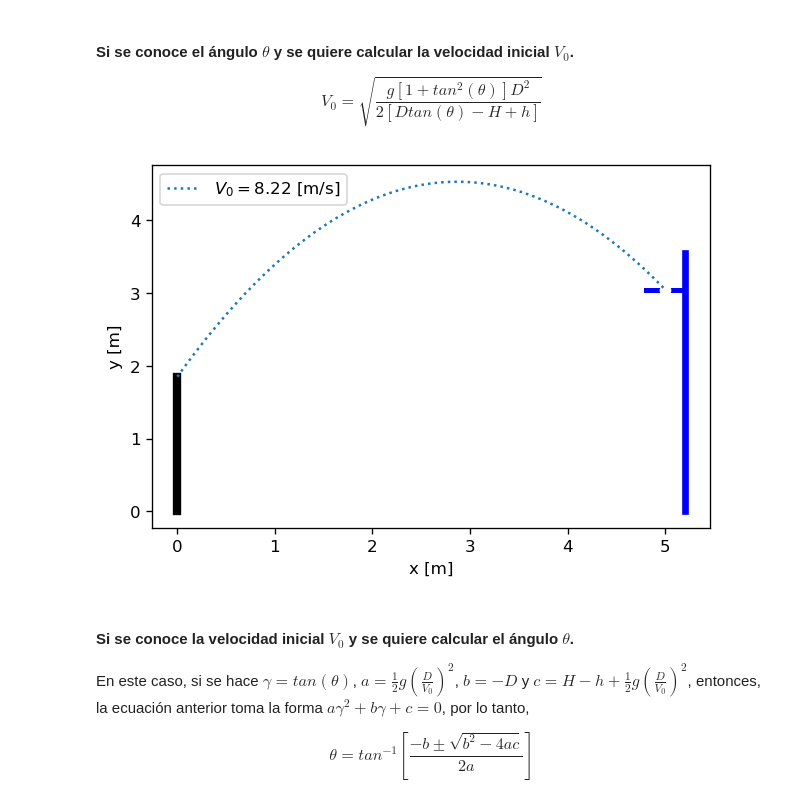
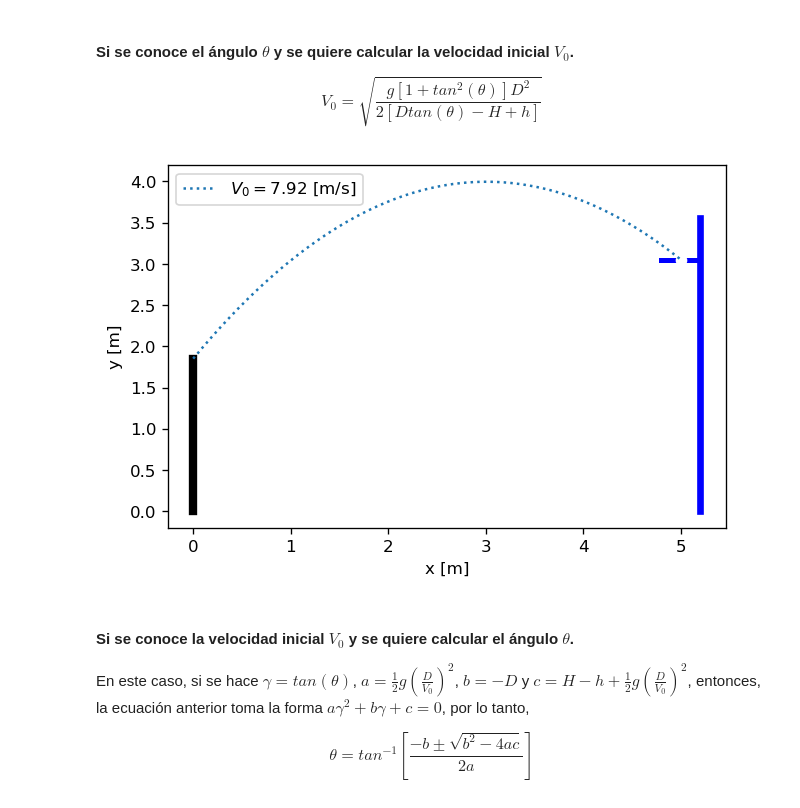
Before and after one commit to davidalejandromiranda/laboratorios-fisica, a Jupyter notebook: f3/i0_intro.ipynb, the cells around one changed output. Cells and saved outputs as stored; diff of their text form; code cells hidden in the pictures.

```diff
--- a/f3/i0_intro.ipynb
+++ b/f3/i0_intro.ipynb
@@ -33,7 +33,7 @@ import matplotlib.pyplot as plt # Módulo para graficar
 h  =  1.85 # m
 H  =  3.05 # m
 D  =  5.00 # m
-theta = 55*np.pi/160 # ángulo de salida en radianes
+theta = 55*np.pi/180 # ángulo de salida en radianes
 g  =  9.80 # m/s^2
 #########################
 #### Cálculo de la velocidad de salida ####
@@ -42,34 +42,34 @@ numerador = g*(1 + tan**2) * D**2
 denominador = 2 * (D * tan - H + h)
 Vo_2 = numerador/denominador
 Vo = np.sqrt(Vo_2)
 label = r'$V_0 = %0.2f$ [m/s]' % (Vo)
 ###########################################
 ### Cálculo del tiempo de vuelo ###
 tv = D / (Vo * np.cos(theta))
 ###################################
 #### Cálculo de la trayectoria ####
 t = np.linspace(0,tv,1000) # s.  La variable t tiene 1000 valores de tiempo, inicia en 0 y termina en tv.
 x = Vo * t * np.cos(theta) # m
 y = h + Vo * t * np.sin(theta) - (1/2)*g*(t**2) # m
 ###################################
 plt.figure(dpi=120)
 #plt.gca().axis('equal') # Ejes iguales, es decir, con la misma escala
 #### Representación de la persona ####
 plt.plot(2*[0], [0, h], 'k', lw=5)
 ######################################
 ##### Representación de la canasta #####
 plt.plot(2*[D+0.2], [0, H+0.5], 'b', lw=4)
 plt.plot([D-0.2, D+0.2], [H, H], 'b', lw=3)
 plt.plot([D], [H], 'wo', ms=30/x.max())
 ########################################
 ### Gráfica de la trayectoria de la partícula ###
 plt.plot(x, y, ':', label=label)
 plt.xlabel('x [m]')
 plt.ylabel('y [m]')
 #################################################
 _ = plt.legend()
 # %% [output]
-[figure, old version]
+[figure, new version]
 # %% [markdown]
 #### Si se conoce la velocidad inicial $V_0$ y se quiere calcular el ángulo $\theta$.
 
```
